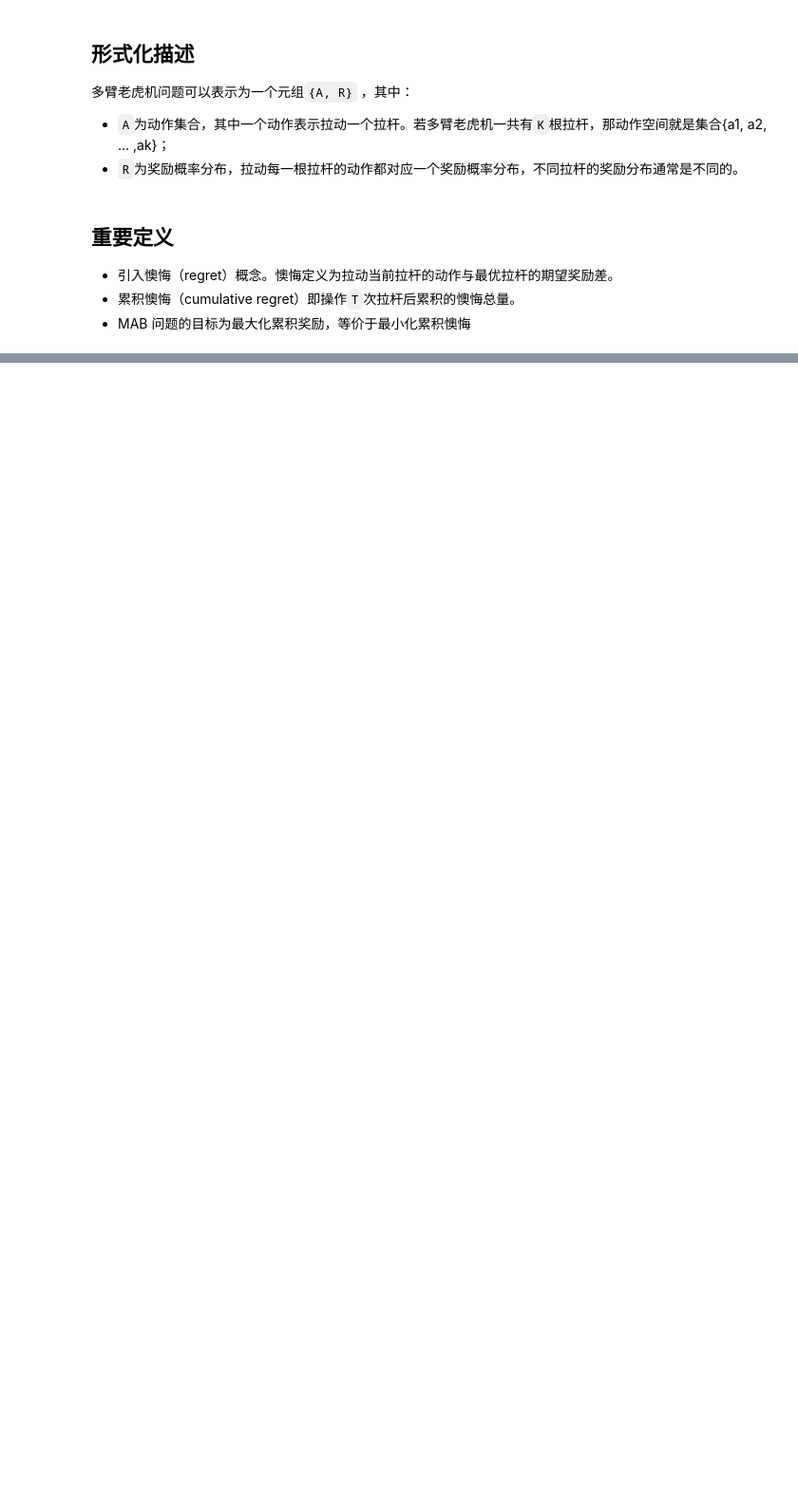
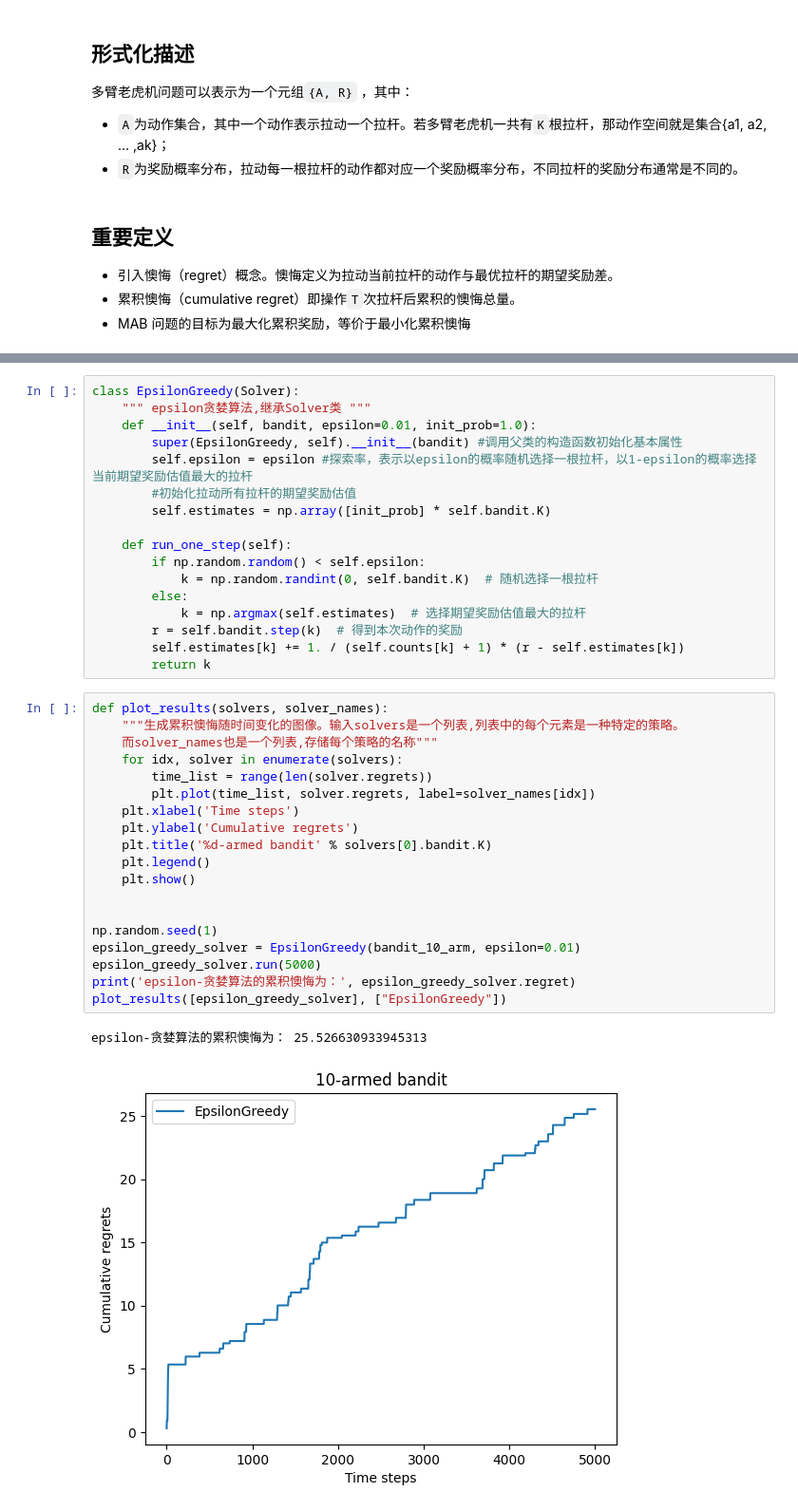
Before and after one commit to Muzimi111/Deeplearing, a Jupyter notebook: 强化学习/多臂老虎机.ipynb, the cells around one changed output, grey strips where cells are left out. Shown at 95% size. Saved outputs shown, nothing was run; the diff lists cells and outputs as text; blank space fills up the shorter version.

```diff
--- a/强化学习/多臂老虎机.ipynb
+++ b/强化学习/多臂老虎机.ipynb
@@ -35,0 +75,39 @@ print("获奖概率最大的臂索引：%d，成功概率：%.4f" % (bandit_10_a
+# %%
+class EpsilonGreedy(Solver):
+    """ epsilon贪婪算法,继承Solver类 """
+    def __init__(self, bandit, epsilon=0.01, init_prob=1.0):
+        super(EpsilonGreedy, self).__init__(bandit) #调用父类的构造函数初始化基本属性
+        self.epsilon = epsilon #探索率，表示以epsilon的概率随机选择一根拉杆，以1-epsilon的概率选择当前期望奖励估值最大的拉杆
+        #初始化拉动所有拉杆的期望奖励估值
+        self.estimates = np.array([init_prob] * self.bandit.K)
+
+    def run_one_step(self):
+        if np.random.random() < self.epsilon:
+            k = np.random.randint(0, self.bandit.K)  # 随机选择一根拉杆
+        else:
+            k = np.argmax(self.estimates)  # 选择期望奖励估值最大的拉杆
+        r = self.bandit.step(k)  # 得到本次动作的奖励
+        self.estimates[k] += 1. / (self.counts[k] + 1) * (r - self.estimates[k])
+        return k
+# %%
+def plot_results(solvers, solver_names):
+    """生成累积懊悔随时间变化的图像。输入solvers是一个列表,列表中的每个元素是一种特定的策略。
+    而solver_names也是一个列表,存储每个策略的名称"""
+    for idx, solver in enumerate(solvers):
+        time_list = range(len(solver.regrets))
+        plt.plot(time_list, solver.regrets, label=solver_names[idx])
+    plt.xlabel('Time steps')
+    plt.ylabel('Cumulative regrets')
+    plt.title('%d-armed bandit' % solvers[0].bandit.K)
+    plt.legend()
+    plt.show()
+
+
+np.random.seed(1)
+epsilon_greedy_solver = EpsilonGreedy(bandit_10_arm, epsilon=0.01)
+epsilon_greedy_solver.run(5000)
+print('epsilon-贪婪算法的累积懊悔为：', epsilon_greedy_solver.regret)
+plot_results([epsilon_greedy_solver], ["EpsilonGreedy"])
+# %% [output]
+epsilon-贪婪算法的累积懊悔为： 25.526630933945313
+[figure, added]
```
Also changed, not shown: parts of 8 cells of this notebook.
